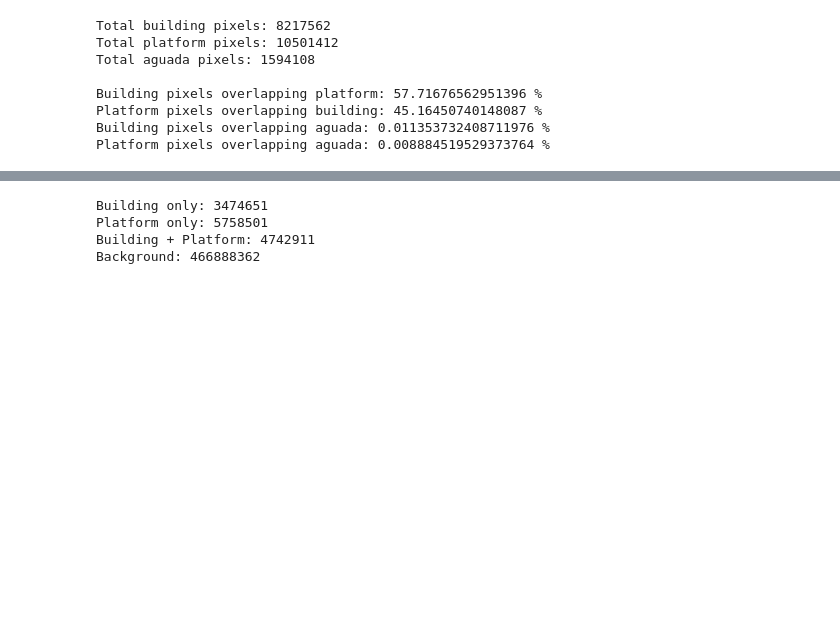
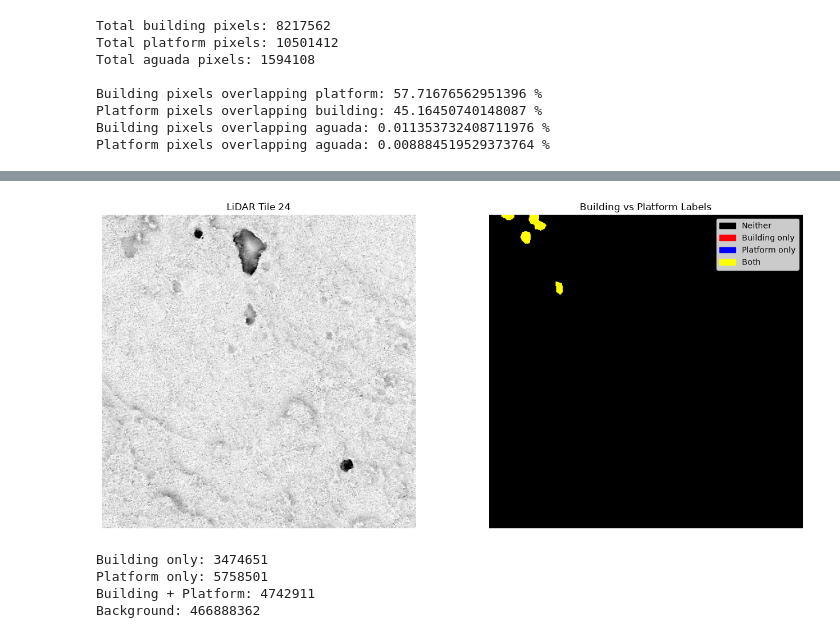
Before and after one commit to JacobRawlins/Archeological_Strucuture_Segmentation, a Jupyter notebook: notebooks/dataset_exploration.ipynb, the cells around one changed output, grey strips where cells are left out. Saved outputs shown, nothing was run; the diff lists cells and outputs as text; code cells hidden in the pictures; blank space fills up the shorter version.

```diff
--- a/notebooks/dataset_exploration.ipynb
+++ b/notebooks/dataset_exploration.ipynb
@@ -631,3 +792,79 @@ Platform pixels overlapping aguada: 0.008884519529373764 %
+# %%
+
+candidates = feature_tiles[
+    (feature_tiles["building_pixels"] > 0) &
+    (feature_tiles["platform_pixels"] > 0)
+].sort_values("bp_iou", ascending=False)
+
+if candidates.empty:
+    raise ValueError(
+        "No tiles contain both building and platform pixels."
+    )
+
+tile_id = int(candidates.iloc[0]["tile_id"])
+
+row = manifest.loc[
+    manifest["tile_id"] == tile_id
+].iloc[0]
+
+building = (
+    load_mask(Path(row["building_mask"])) == 0
+)
+
+platform = (
+    load_mask(Path(row["platform_mask"])) == 0
+)
+
+with rasterio.open(row["lidar_path"]) as src:
+    image = src.read(1)
+
+building_only = building & ~platform
+platform_only = platform & ~building
+both = building & platform
+
+
+comparison = np.zeros(building.shape, dtype=np.uint8)
+
+comparison[building_only] = 1
+comparison[platform_only] = 2
+comparison[both] = 3
+
+
+
+colors = ListedColormap([
+    "black",
+    "red",
+    "blue",
+    "yellow"
+])
+
+fig, axes = plt.subplots(1, 2, figsize=(14, 6))
+
+axes[0].imshow(image, cmap="gray")
+axes[0].set_title(f"LiDAR Tile {tile_id}")
+
+axes[1].imshow(comparison, cmap=colors, vmin=0, vmax=3)
+axes[1].set_title("Building vs Platform Labels")
+
+legend = [
+    Patch(color="black", label="Neither"),
+    Patch(color="red", label="Building only"),
+    Patch(color="blue", label="Platform only"),
+    Patch(color="yellow", label="Both")
+]
+
+axes[1].legend(
+    handles=legend,
+    loc="upper right"
+)
+
+for ax in axes:
+    ax.axis("off")
+
+plt.tight_layout()
+plt.show()
+# %% [output]
+[figure, added]
 # %%
 building_only = 0
 platform_only = 0
```
Also changed, not shown: parts of 6 cells of this notebook, 19 other files.
